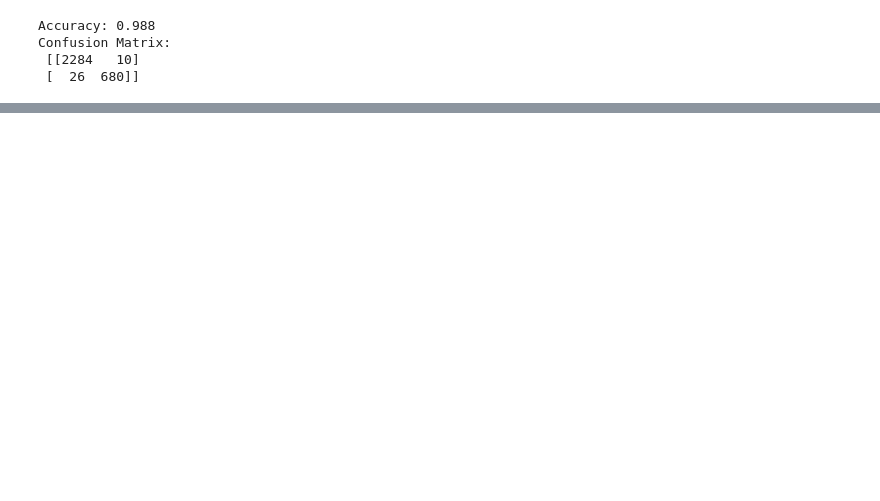
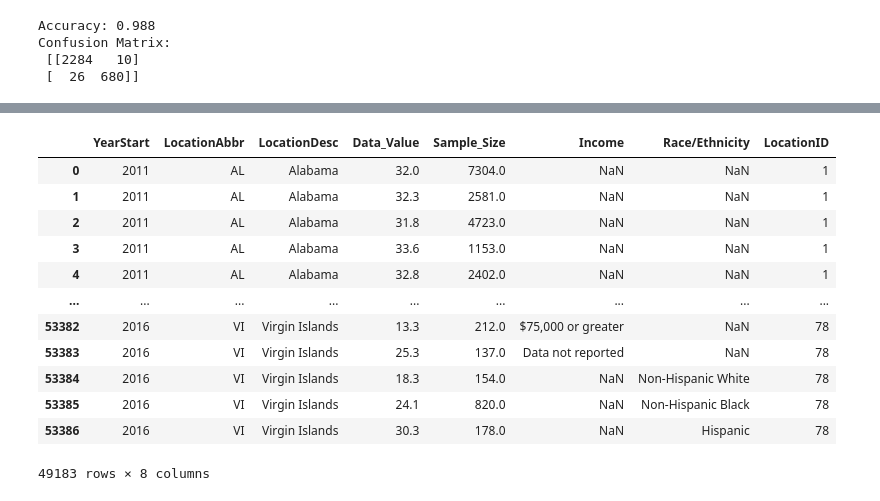
Before and after one commit to imran8583/EdYoda-Programme, a Jupyter notebook: ML_Assignment2_Data_Preprocessing.ipynb, the cells around one changed output, grey strips where cells are left out. Drawn from its saved outputs; the diff is of its cells as text; code cells hidden in the pictures; blank space fills up the shorter version.

```diff
--- a/ML_Assignment2_Data_Preprocessing.ipynb
+++ b/ML_Assignment2_Data_Preprocessing.ipynb
@@ -106,0 +288,17 @@ Confusion Matrix:
+# %%
+# df3.duplicated().sum()
+df3.drop_duplicates()
+# %% [output]
+|  | YearStart | LocationAbbr | LocationDesc | Data_Value | Sample_Size | Income | Race/Ethnicity | LocationID |
+| 0 | 2011 | AL | Alabama | 32.0 | 7304.0 | NaN | NaN | 1 |
+| 1 | 2011 | AL | Alabama | 32.3 | 2581.0 | NaN | NaN | 1 |
+| 2 | 2011 | AL | Alabama | 31.8 | 4723.0 | NaN | NaN | 1 |
+| 3 | 2011 | AL | Alabama | 33.6 | 1153.0 | NaN | NaN | 1 |
+| 4 | 2011 | AL | Alabama | 32.8 | 2402.0 | NaN | NaN | 1 |
+| ... | ... | ... | ... | ... | ... | ... | ... | ... |
+| 53382 | 2016 | VI | Virgin Islands | 13.3 | 212.0 | $75,000 or greater | NaN | 78 |
+| 53383 | 2016 | VI | Virgin Islands | 25.3 | 137.0 | Data not reported | NaN | 78 |
+| 53384 | 2016 | VI | Virgin Islands | 18.3 | 154.0 | NaN | Non-Hispanic White | 78 |
+| 53385 | 2016 | VI | Virgin Islands | 24.1 | 820.0 | NaN | Non-Hispanic Black | 78 |
+| 53386 | 2016 | VI | Virgin Islands | 30.3 | 178.0 | NaN | Hispanic | 78 |
+49183 rows × 8 columns
```
Also changed, not shown: parts of 51 cells of this notebook.
